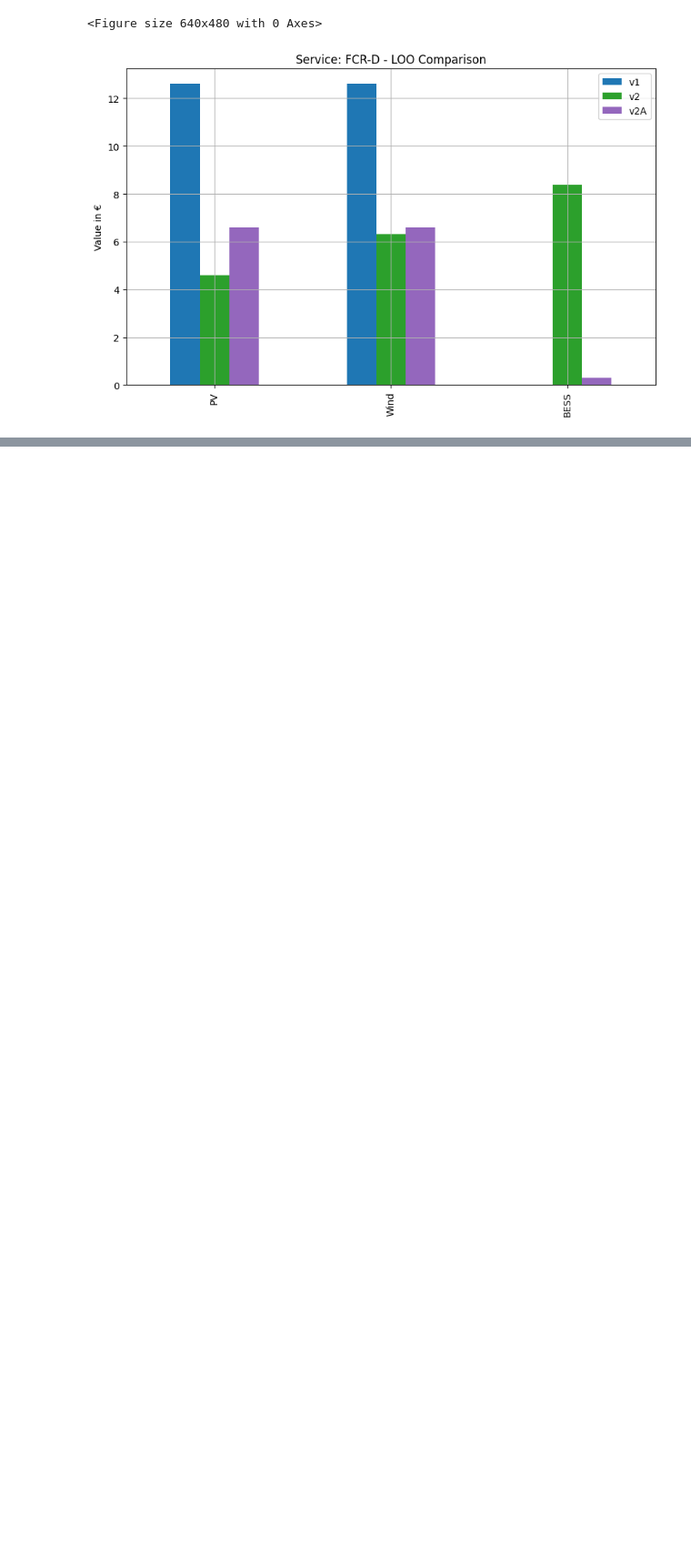
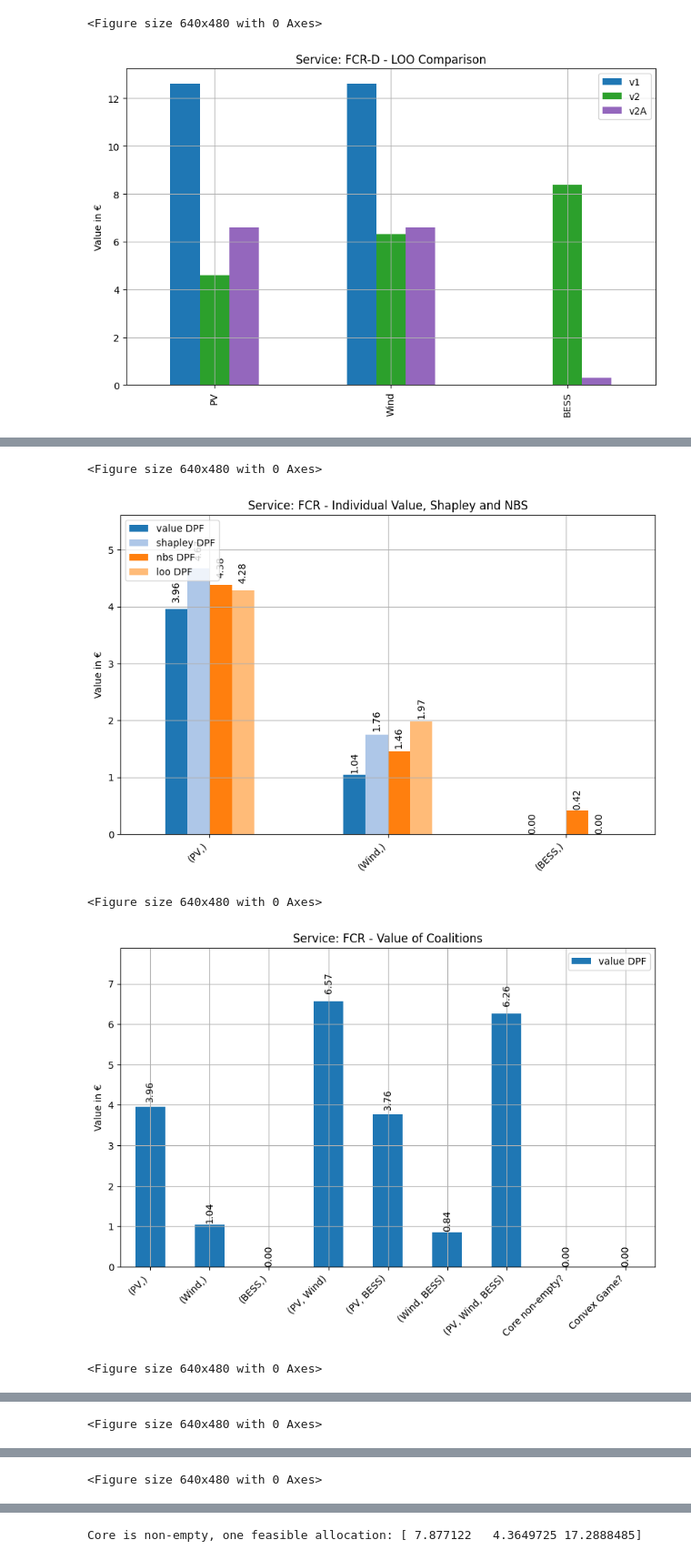
Before and after one commit to cvonholly/dvpp_reward_mechanism, a Jupyter notebook: visualize.ipynb, the cells around one changed output, grey strips where cells are left out. Shown at 91% size. Drawn from its saved outputs; the diff is of its cells as text; code cells hidden in the pictures; blank space fills up the shorter version.

```diff
--- a/visualize.ipynb
+++ b/visualize.ipynb
@@ -716,0 +729,8 @@ for service in df_v1.index.get_level_values(0).unique():
+# %%
+# load data
+df = pd.read_csv('pics/vu2/values_DPF.csv', index_col=0, header=[0,1,2])
+df.columns = [tuple(c for c in col if c!='nan') for col in df.columns.values]
+df.index = pd.MultiIndex.from_arrays([df.index, df.iloc[:, 0]], names=['Service', 'Scenario'])
+df.drop(df.columns[0], axis=1, inplace=True)  # drop first column
+players = list(str(x[0]) for x in df.columns[:3])
+df
@@ -716,0 +752,8 @@ for service in df_v1.index.get_level_values(0).unique():
+# %%
+# get forecasted vals
+dff = pd.read_csv('pics/vu2/values_forecasted_DPF.csv', index_col=0, header=[0,1,2])
+dff.columns = [tuple(c for c in col if c!='nan') for col in dff.columns.values]
+dff.index = pd.MultiIndex.from_arrays([dff.index, dff.iloc[:, 0]], names=['Service', 'Scenario'])
+dff.drop(dff.columns[0], axis=1, inplace=True)  # drop first column
+players = list(str(x[0]) for x in dff.columns[:3])
+dff
@@ -716,0 +775,15 @@ for service in df_v1.index.get_level_values(0).unique():
+# %%
+"""
+Set values where df (realization) is greater then dff (forecasted) to the forecasted value
+to the forecasted value:
+    Why? becuase we bid the forecasted value, so we cannot get more than that.
+"""
+df_diff = df - dff > 0
+df[df_diff] = dff[df_diff]
+# %%
+# mean over scenarios
+df = df.groupby('Service').mean()
+df_real = df.copy()
+# set negative values to zero
+df[df < 0] = 0
+df_new = add_reward_mechanisms(df, players, add_LOO=True)
@@ -716,0 +795,8 @@ for service in df_v1.index.get_level_values(0).unique():
+# %%
+visualize_value_results(df_new, None)
+# %% [output]
+<Figure size 640x480 with 0 Axes>
+[figure, added]
+<Figure size 640x480 with 0 Axes>
+[figure, added]
+<Figure size 640x480 with 0 Axes>
@@ -716,0 +804 @@ for service in df_v1.index.get_level_values(0).unique():
+<Figure size 640x480 with 0 Axes>
@@ -716,0 +806 @@ for service in df_v1.index.get_level_values(0).unique():
+<Figure size 640x480 with 0 Axes>
@@ -716,0 +808 @@ for service in df_v1.index.get_level_values(0).unique():
+Core is non-empty, one feasible allocation: [ 7.877122   4.3649725 17.2888485]
```
Also changed, not shown: parts of 17 cells of this notebook, 6 other files.
